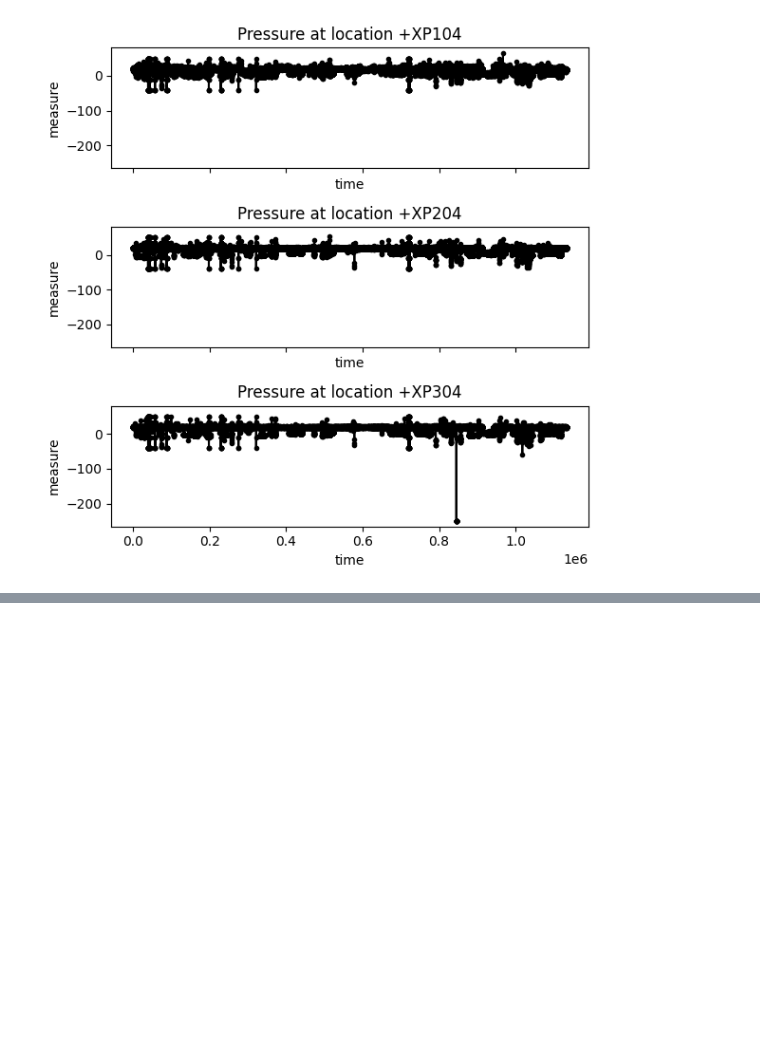
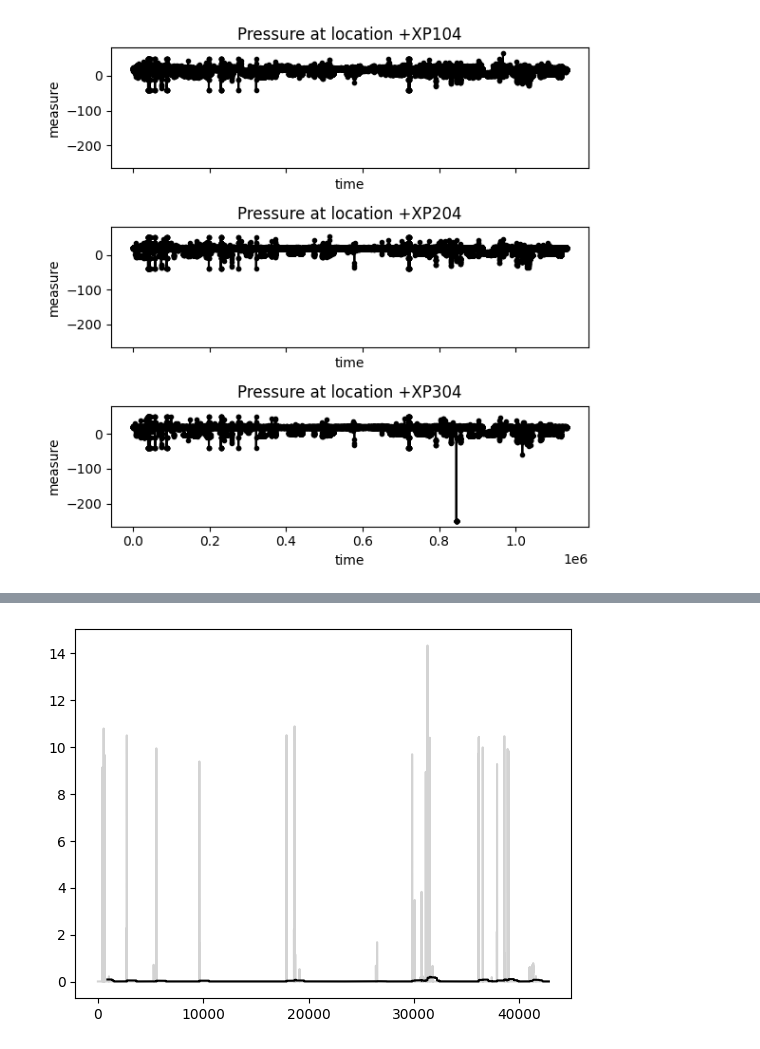
Before and after one commit to mckoh/dryroom-project, a Jupyter notebook: data_analysis.ipynb, the cells around one changed output, grey strips where cells are left out. Cells and saved outputs as stored; diff of their text form; code cells hidden in the pictures; blank space fills up the shorter version.

```diff
--- a/data_analysis.ipynb
+++ b/data_analysis.ipynb
@@ -197,0 +177,4 @@ for channel in data.sensor_type.unique():
+# %%
+plot_smoothed("ConsumptionWater", "+AP002")
+# %% [output]
+[figure, added]
```
Also changed, not shown: parts of 10 cells of this notebook.
